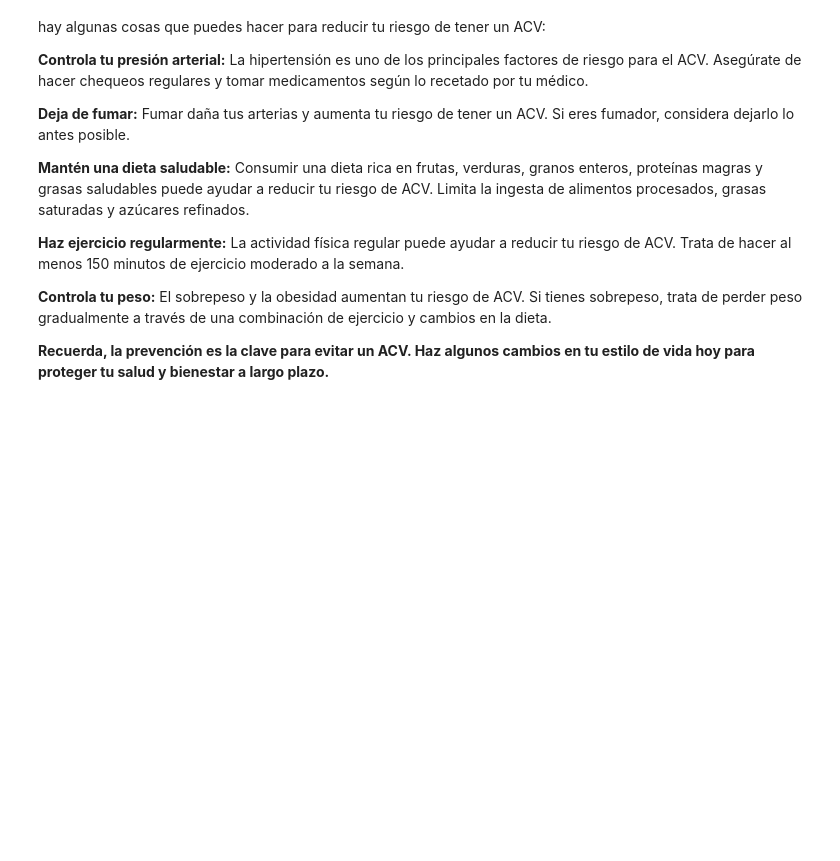
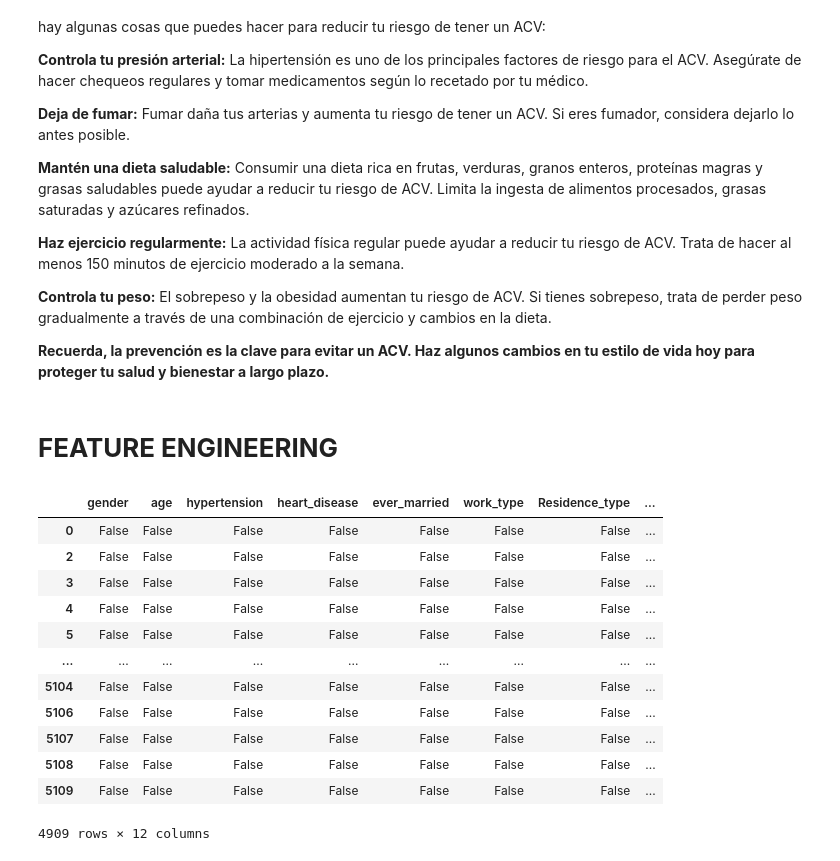
Before and after one commit to JavierArdans/2-Entrega-DataScience-CoderHouse, a Jupyter notebook: Entrega_ACV.ipynb, the cells around one changed output. Saved outputs shown, nothing was run; the diff lists cells and outputs as text; code cells hidden in the pictures; blank space fills up the shorter version.

```diff
--- a/Entrega_ACV.ipynb
+++ b/Entrega_ACV.ipynb
@@ -524,3 +557,22 @@
 **Controla tu peso:** El sobrepeso y la obesidad aumentan tu riesgo de ACV. Si tienes sobrepeso, trata de perder peso gradualmente a través de una combinación de ejercicio y cambios en la dieta.
 
 **Recuerda, la prevención es la clave para evitar un ACV. Haz algunos cambios en tu estilo de vida hoy para proteger tu salud y bienestar a largo plazo.**
+# %% [markdown]
+# **FEATURE ENGINEERING**
+# %%
+#Tratamiento de valores faltantes:
+acv.isnull
+# %% [output]
+|  | gender | age | hypertension | heart_disease | ever_married | work_type | Residence_type | ... |
+| 0 | False | False | False | False | False | False | False | ... |
+| 2 | False | False | False | False | False | False | False | ... |
+| 3 | False | False | False | False | False | False | False | ... |
+| 4 | False | False | False | False | False | False | False | ... |
+| 5 | False | False | False | False | False | False | False | ... |
+| ... | ... | ... | ... | ... | ... | ... | ... | ... |
+| 5104 | False | False | False | False | False | False | False | ... |
+| 5106 | False | False | False | False | False | False | False | ... |
+| 5107 | False | False | False | False | False | False | False | ... |
+| 5108 | False | False | False | False | False | False | False | ... |
+| 5109 | False | False | False | False | False | False | False | ... |
+4909 rows × 12 columns
```
Also changed, not shown: parts of 26 cells of this notebook.
